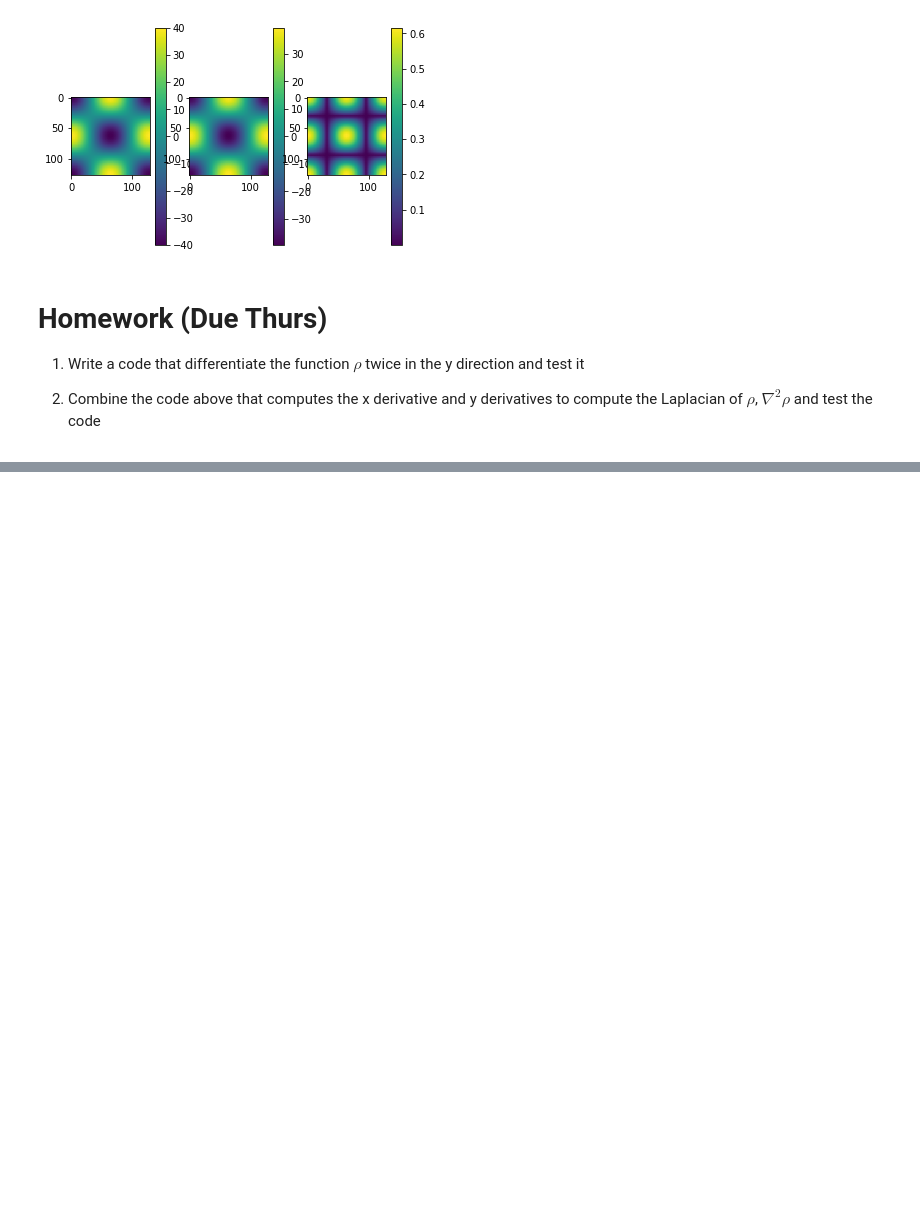
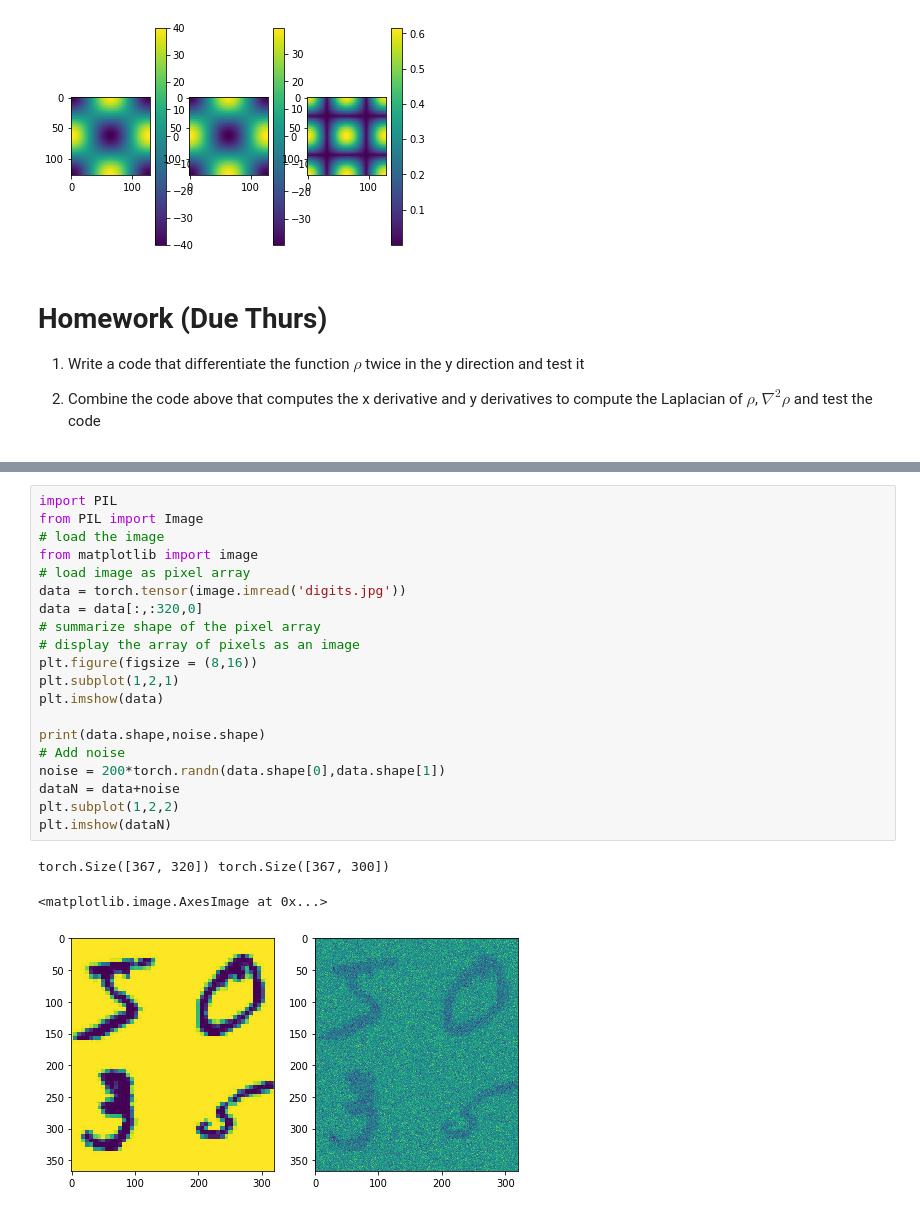
Before and after one commit to TwoOrangeOneApple/ComputationalGeoCourse, a Jupyter notebook: fluxBalace.ipynb, the cells around one changed output, grey strips where cells are left out. Saved outputs shown, nothing was run; the diff lists cells and outputs as text; blank space fills up the shorter version.

```diff
--- a/fluxBalace.ipynb
+++ b/fluxBalace.ipynb
@@ -213,0 +306,24 @@ and test the code
+# %%
+import PIL
+from PIL import Image
+# load the image
+from matplotlib import image
+# load image as pixel array
+data = torch.tensor(image.imread('digits.jpg'))
+data = data[:,:320,0]
+# summarize shape of the pixel array
+# display the array of pixels as an image
+plt.figure(figsize = (8,16))
+plt.subplot(1,2,1)
+plt.imshow(data)
+
+print(data.shape,noise.shape)
+# Add noise
+noise = 200*torch.randn(data.shape[0],data.shape[1])
+dataN = data+noise
+plt.subplot(1,2,2)
+plt.imshow(dataN)
+# %% [output]
+torch.Size([367, 320]) torch.Size([367, 300])
+<matplotlib.image.AxesImage at 0x...>
+[figure, added]
```
Also changed, not shown: parts of 12 cells of this notebook.
